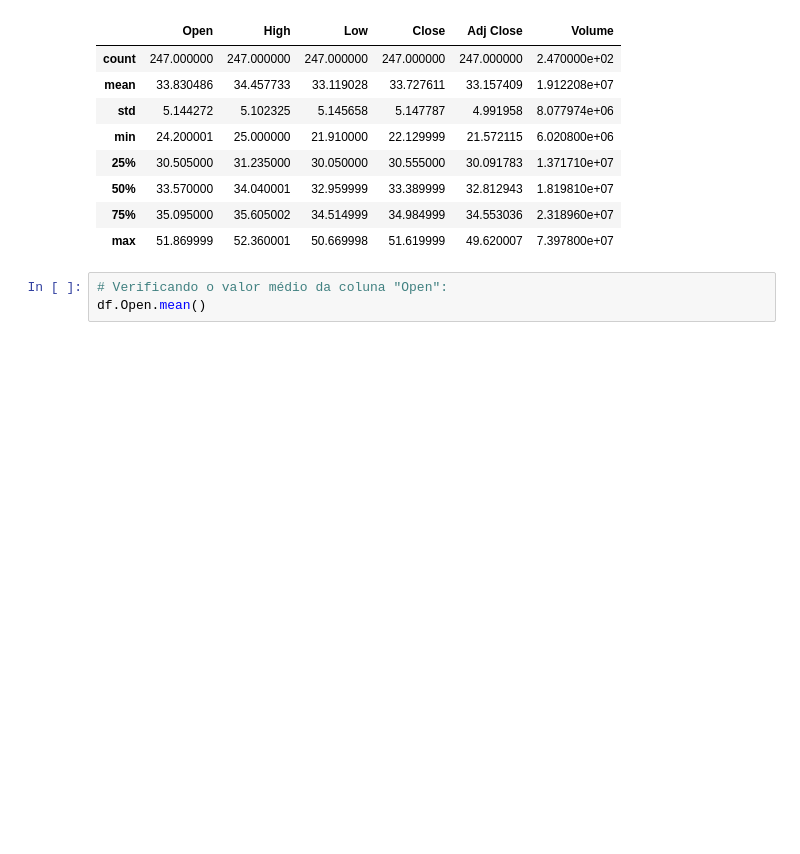
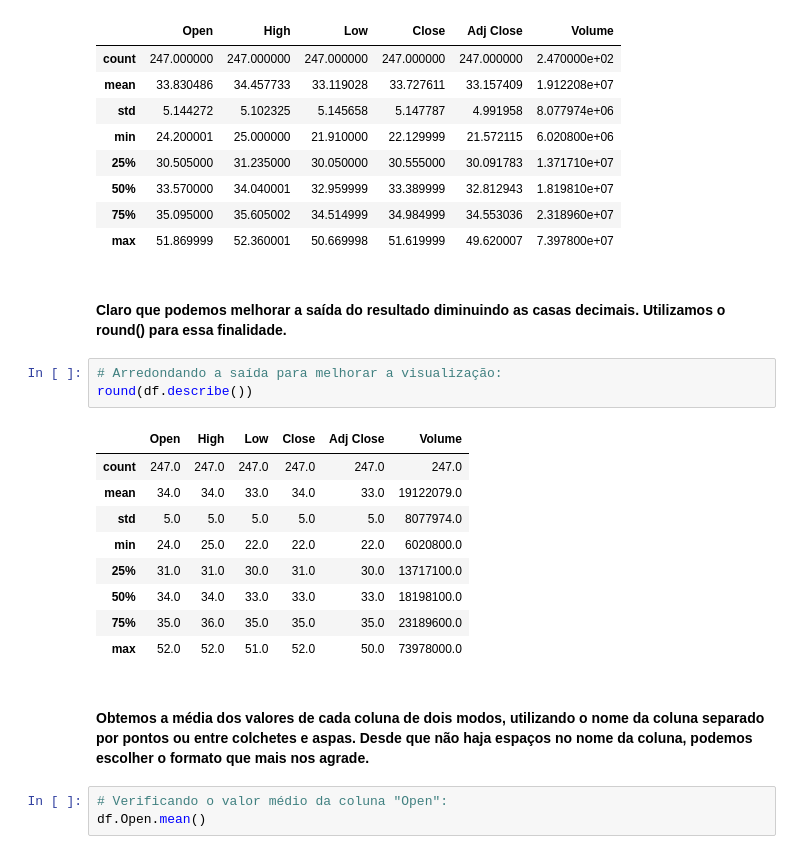
Before and after one commit to wallacecarlis/primeirissimos_passos, a Jupyter notebook: Primeiríssimos_passos_Parte_1.ipynb, the cells around one changed output. Cells and saved outputs as stored; diff of their text form; blank space fills up the shorter version.

```diff
--- a/Primeiríssimos_passos_Parte_1.ipynb
+++ b/Primeiríssimos_passos_Parte_1.ipynb
@@ -108,6 +128,23 @@ df.describe()
 | 50% | 33.570000 | 34.040001 | 32.959999 | 33.389999 | 32.812943 | 1.819810e+07 |
 | 75% | 35.095000 | 35.605002 | 34.514999 | 34.984999 | 34.553036 | 2.318960e+07 |
 | max | 51.869999 | 52.360001 | 50.669998 | 51.619999 | 49.620007 | 7.397800e+07 |
+# %% [markdown]
+#### Claro que podemos melhorar a saída do resultado diminuindo as casas decimais. Utilizamos o **round()** para essa finalidade.
+# %%
+# Arredondando a saída para melhorar a visualização:
+round(df.describe())
+# %% [output]
+|  | Open | High | Low | Close | Adj Close | Volume |
+| count | 247.0 | 247.0 | 247.0 | 247.0 | 247.0 | 247.0 |
+| mean | 34.0 | 34.0 | 33.0 | 34.0 | 33.0 | 19122079.0 |
+| std | 5.0 | 5.0 | 5.0 | 5.0 | 5.0 | 8077974.0 |
+| min | 24.0 | 25.0 | 22.0 | 22.0 | 22.0 | 6020800.0 |
+| 25% | 31.0 | 31.0 | 30.0 | 31.0 | 30.0 | 13717100.0 |
+| 50% | 34.0 | 34.0 | 33.0 | 33.0 | 33.0 | 18198100.0 |
+| 75% | 35.0 | 36.0 | 35.0 | 35.0 | 35.0 | 23189600.0 |
+| max | 52.0 | 52.0 | 51.0 | 52.0 | 50.0 | 73978000.0 |
+# %% [markdown]
+#### Obtemos a média dos valores de cada coluna de dois modos, utilizando o nome da coluna separado por pontos ou entre colchetes e aspas. Desde que não haja espaços no nome da coluna, podemos escolher o formato que mais nos agrade.
 # %%
 # Verificando o valor médio da coluna "Open":
 df.Open.mean()
```
Also changed, not shown: parts of 12 cells of this notebook.
